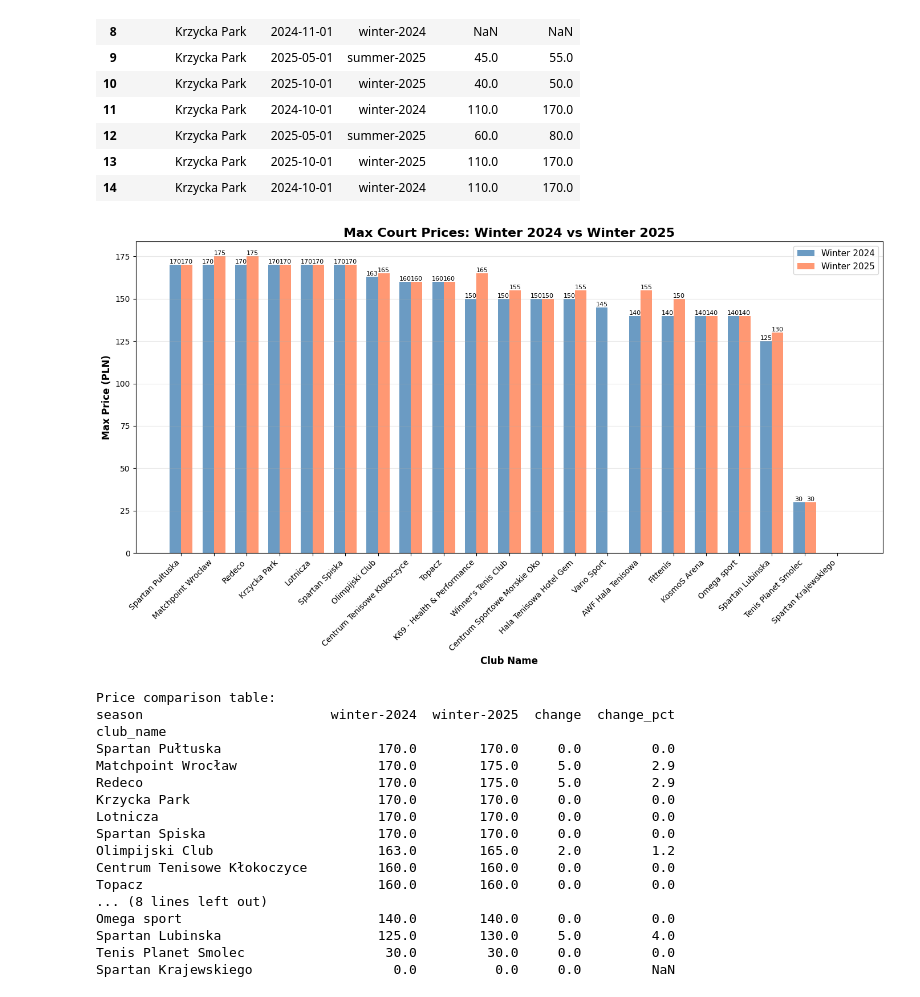
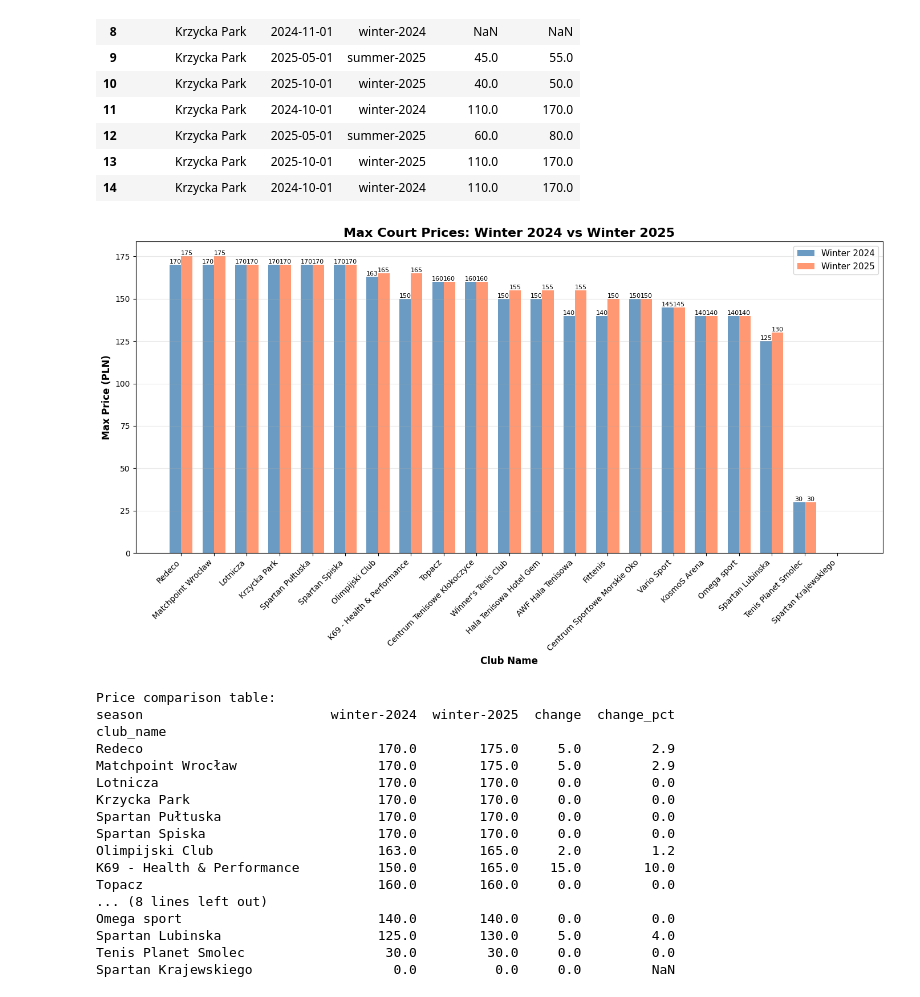
Before and after one commit to DenisPalnitsky/korty-wroclawia, a Jupyter notebook: notebook/courts_analysis.ipynb, the cells around one changed output. Drawn from its saved outputs; the diff is of its cells as text; code cells hidden in the pictures.

```diff
--- a/notebook/courts_analysis.ipynb
+++ b/notebook/courts_analysis.ipynb
@@ -159,6 +142,7 @@ df.info()
 # %%
 # Bar chart comparing winter-2024 vs winter-2025 max prices by club
 import numpy as np
+import matplotlib.pyplot as plt
 
 # Filter data for winter-2024 and winter-2025
 df_winter = df[df['season'].isin(['winter-2024', 'winter-2025'])].copy()
@@ -170,7 +154,7 @@ df_comparison = df_winter.groupby(['club_name', 'season'])['max_price'].max().re
 df_pivot = df_comparison.pivot(index='club_name', columns='season', values='max_price').fillna(0)
 
 # Sort by winter-2024 prices for better visualization
-df_pivot = df_pivot.sort_values('winter-2024', ascending=False)
+df_pivot = df_pivot.sort_values('winter-2025', ascending=False)
 
 # Create bar chart
 fig, ax = plt.subplots(figsize=(14, 8))
@@ -186,45 +170,45 @@ bars2 = ax.bar(x + width/2, df_pivot['winter-2025'], width, label='Winter 2025',
 ax.set_xlabel('Club Name', fontsize=12, fontweight='bold')
 ax.set_ylabel('Max Price (PLN)', fontsize=12, fontweight='bold')
 ax.set_title('Max Court Prices: Winter 2024 vs Winter 2025', fontsize=16, fontweight='bold')
 ax.set_xticks(x)
 ax.set_xticklabels(df_pivot.index, rotation=45, ha='right')
 ax.legend(fontsize=11)
 ax.grid(axis='y', alpha=0.3)
 
 # Add value labels on bars
 def add_value_labels(bars):
     for bar in bars:
         height = bar.get_height()
         if height > 0:
             ax.text(bar.get_x() + bar.get_width()/2., height,
                    f'{int(height)}',
                    ha='center', va='bottom', fontsize=8)
 
 add_value_labels(bars1)
 add_value_labels(bars2)
 
 plt.tight_layout()
 plt.show()
 
 # Show comparison table
 print("\nPrice comparison table:")
 df_pivot_display = df_pivot.copy()
 df_pivot_display['change'] = df_pivot['winter-2025'] - df_pivot['winter-2024']
 df_pivot_display['change_pct'] = ((df_pivot['winter-2025'] - df_pivot['winter-2024']) / df_pivot['winter-2024'] * 100).round(1)
 print(df_pivot_display.to_string())
 # %% [output]
-[figure, old version]
+[figure, new version]
 Price comparison table:
 season                        winter-2024  winter-2025  change  change_pct
 club_name
+Redeco                              170.0        175.0     5.0         2.9
+Matchpoint Wrocław                  170.0        175.0     5.0         2.9
+Lotnicza                            170.0        170.0     0.0         0.0
+Krzycka Park                        170.0        170.0     0.0         0.0
 Spartan Pułtuska                    170.0        170.0     0.0         0.0
-Matchpoint Wrocław                  170.0        175.0     5.0         2.9
-Redeco                              170.0        175.0     5.0         2.9
-Krzycka Park                        170.0        170.0     0.0         0.0
-Lotnicza                            170.0        170.0     0.0         0.0
 Spartan Spiska                      170.0        170.0     0.0         0.0
 Olimpijski Club                     163.0        165.0     2.0         1.2
-Centrum Tenisowe Kłokoczyce         160.0        160.0     0.0         0.0
+K69 - Health & Performance          150.0        165.0    15.0        10.0
 Topacz                              160.0        160.0     0.0         0.0
 ... (8 lines left out)
 Omega sport                         140.0        140.0     0.0         0.0
```
Also changed, not shown: parts of 3 cells of this notebook.
